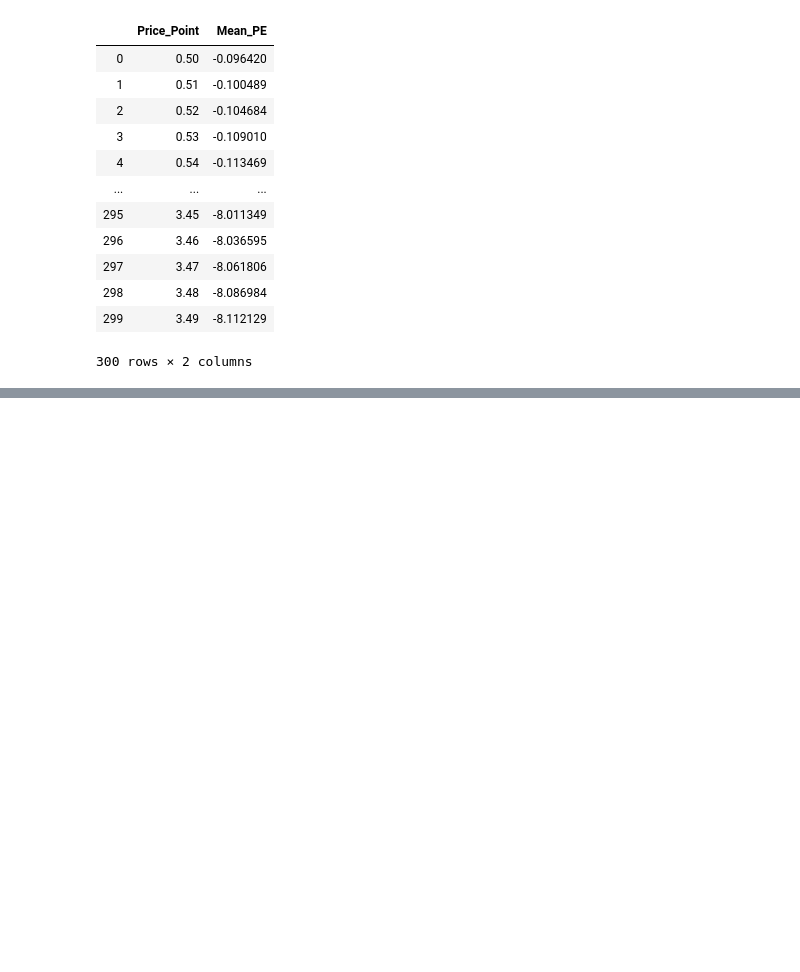
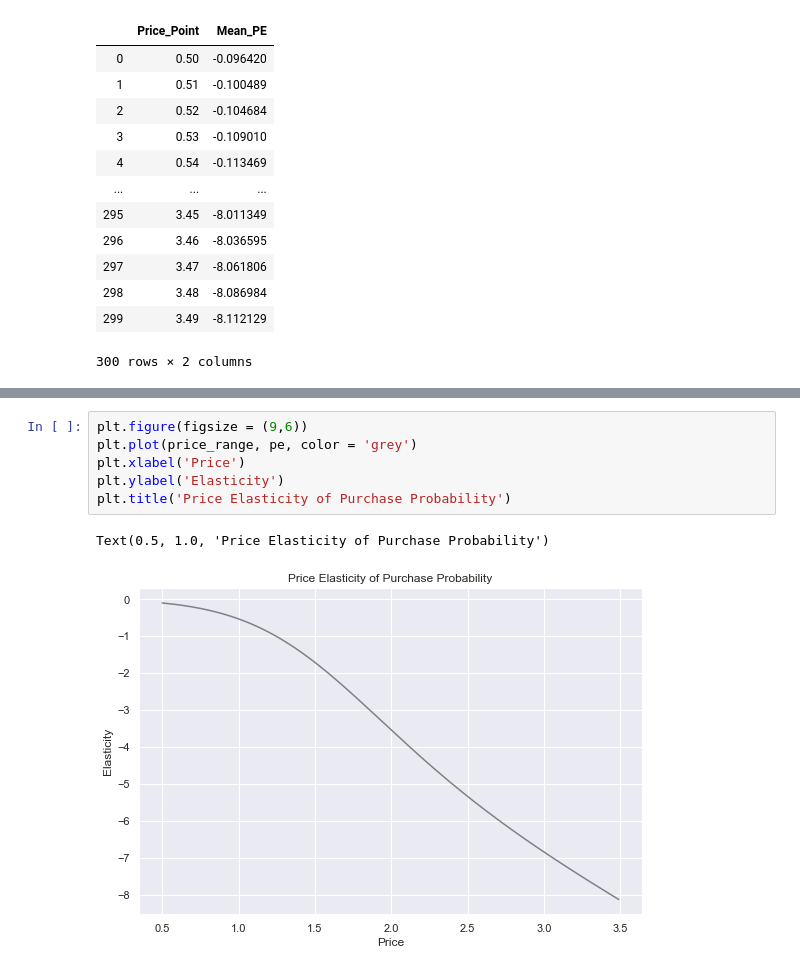
Before and after one commit to SaadAhmedSalim/Customer-Analytics-in-Python, a Jupyter notebook: Customer Analytics Predictive Analysis.ipynb, the cells around one changed output, grey strips where cells are left out. Drawn from its saved outputs; the diff is of its cells as text; blank space fills up the shorter version.

Commit message:
price elasticity results

```diff
--- a/Customer Analytics Predictive Analysis.ipynb
+++ b/Customer Analytics Predictive Analysis.ipynb
@@ -157,0 +177,9 @@ pd.options.displays.ma
+# %%
+plt.figure(figsize = (9,6))
+plt.plot(price_range, pe, color = 'grey')
+plt.xlabel('Price')
+plt.ylabel('Elasticity')
+plt.title('Price Elasticity of Purchase Probability')
+# %% [output]
+Text(0.5, 1.0, 'Price Elasticity of Purchase Probability')
+[figure, added]
```
Also changed, not shown: parts of 2 cells of this notebook.
